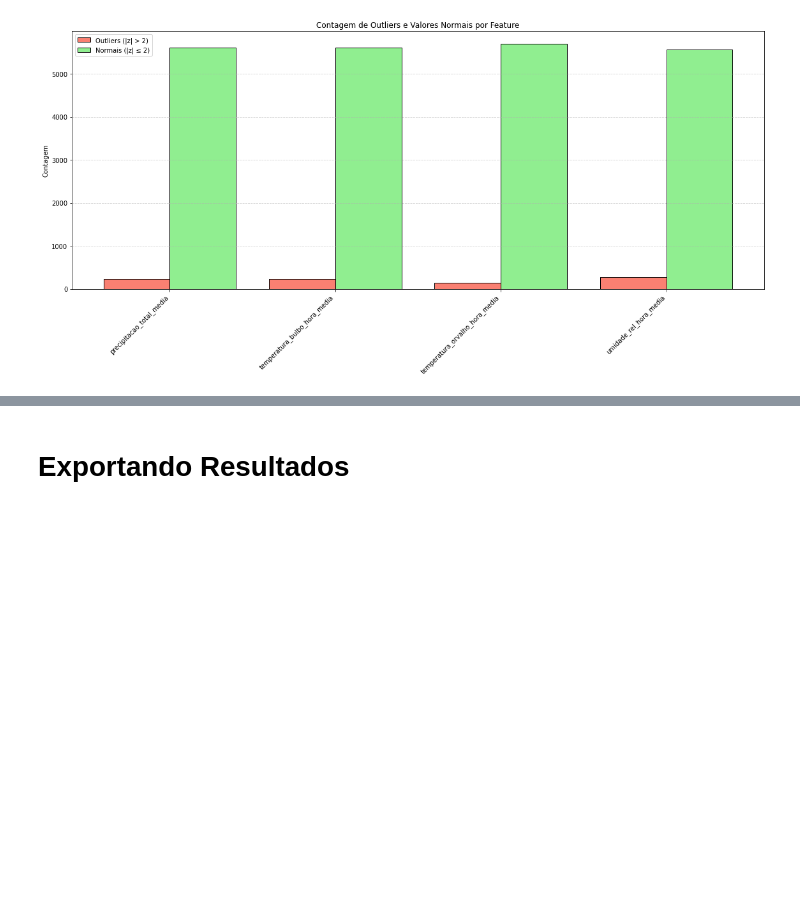
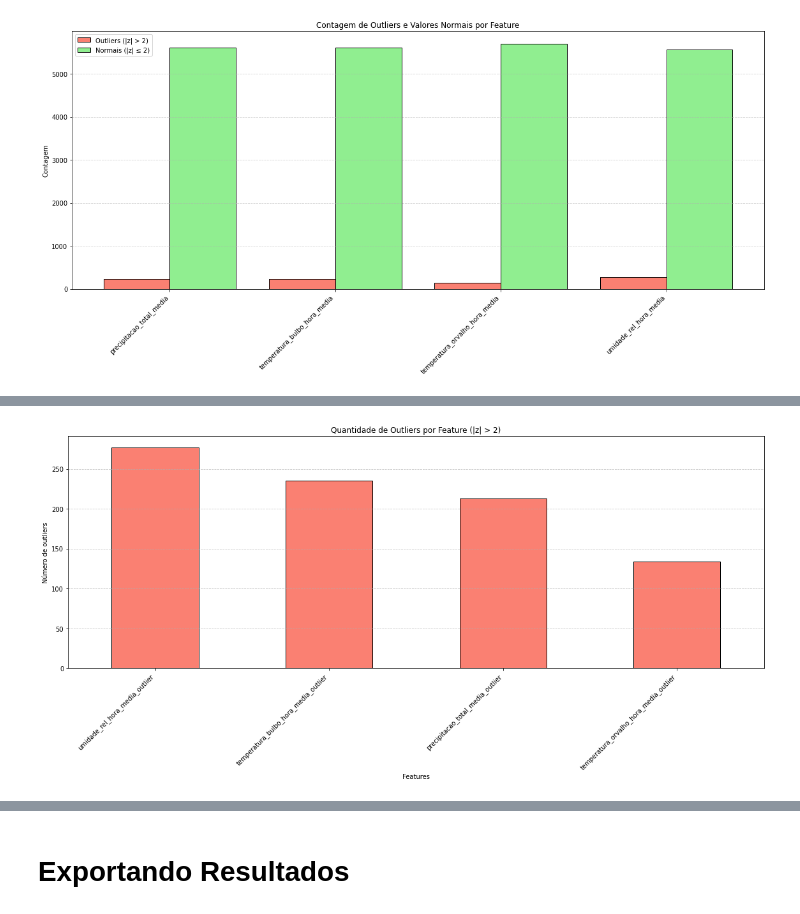
Before and after one commit to AlexandreSaback/tcc_anomaly_detection, a Jupyter notebook: explorations/AD_04_FeatureSelection.ipynb, the cells around one changed output, grey strips where cells are left out. Drawn from its saved outputs; the diff is of its cells as text; code cells hidden in the pictures; blank space fills up the shorter version.

```diff
--- a/explorations/AD_04_FeatureSelection.ipynb
+++ b/explorations/AD_04_FeatureSelection.ipynb
@@ -195,0 +277,2 @@ filtered_data.head()
+# %%
+outlier_cols = [col for col in scaled_data.columns if col.endswith('_outlier')]
@@ -195,0 +300,18 @@ filtered_data.head()
+# %%
+outliers_by_feature = scaled_data[outlier_cols].sum().sort_values(ascending=False)
+
+# Opcional: ajustar o nome das colunas removendo o sufixo "_extremo" para exibir no gráfico
+outliers_by_feature.index = [col.replace('_extremo', '') for col in outliers_by_feature.index]
+
+# Plot do histograma de outliers por feature
+plt.figure(figsize=(16, 8))
+outliers_by_feature.plot(kind='bar', color='salmon', edgecolor='black')
+plt.title('Quantidade de Outliers por Feature (|z| > 2)')
+plt.ylabel('Número de outliers')
+plt.xlabel('Features')
+plt.xticks(rotation=45, ha='right')
+plt.grid(axis='y', linestyle='--', alpha=0.7)
+plt.tight_layout()
+plt.show()
+# %% [output]
+[figure, added]
```
Also changed, not shown: parts of 25 cells of this notebook.
